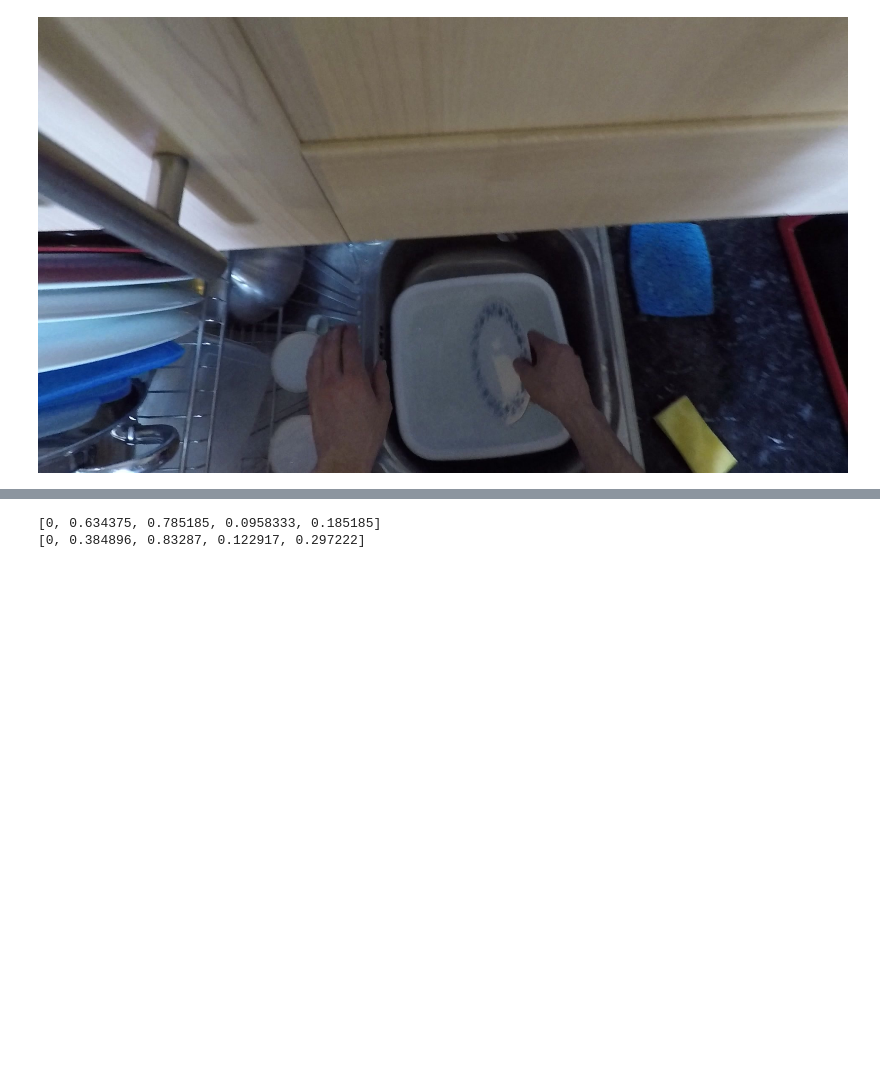
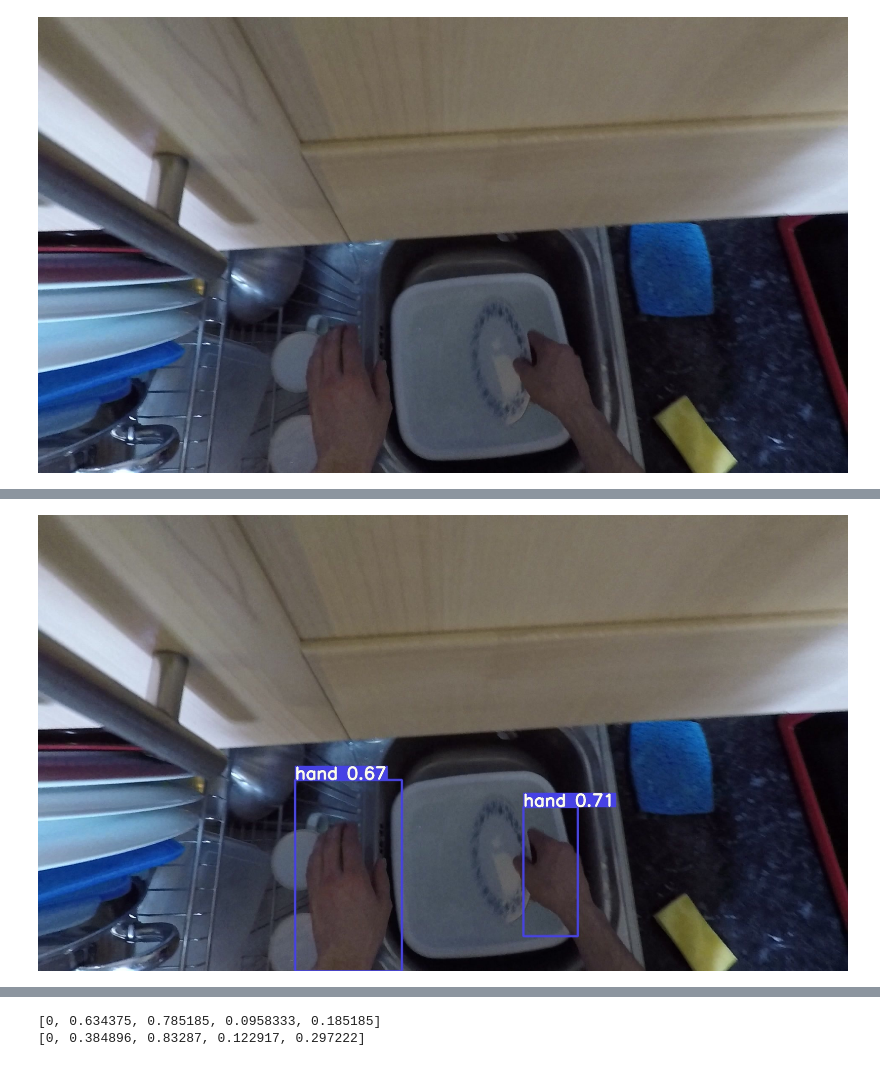
Before and after one commit to JinhangZhu/project-diary, a Jupyter notebook: generate-bbox-vector.ipynb, the cells around one changed output, grey strips where cells are left out. Saved outputs shown, nothing was run; the diff lists cells and outputs as text; code cells hidden in the pictures; blank space fills up the shorter version.

```diff
--- a/generate-bbox-vector.ipynb
+++ b/generate-bbox-vector.ipynb
@@ -25,3 +48,7 @@ Image(filename=DEMO_IMAGE)
+# %%
+Image(filename="output/demo-better/0000004831.jpg")
+# %% [output]
+[figure, added]
 # %%
 !python detect.py --cfg cfg/yolov3-hand-anchors.cfg --names data/ego-hand.names --source data/samples/0000004831.jpg --output output/demo --weights weights/yolov3-egohand-epoch4.pt --save-txt
 # %% [output]
```
Also changed, not shown: parts of 12 cells of this notebook, 12 other files.
